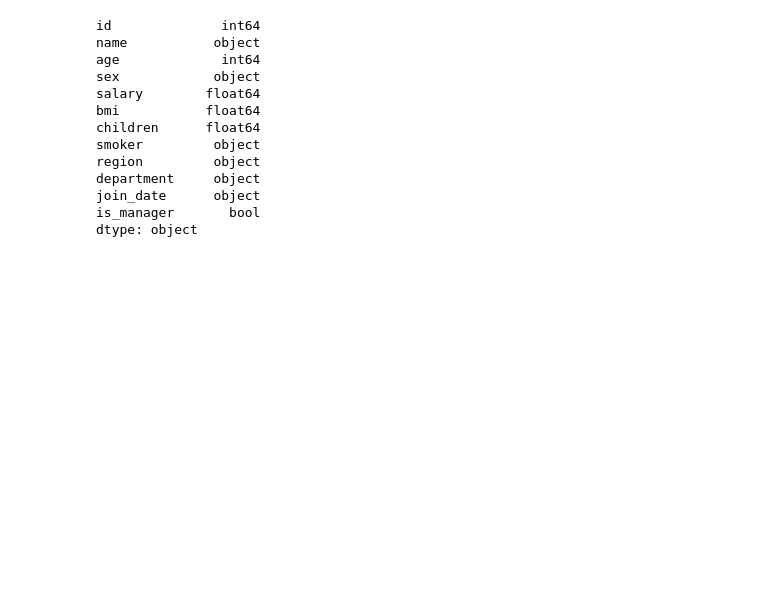
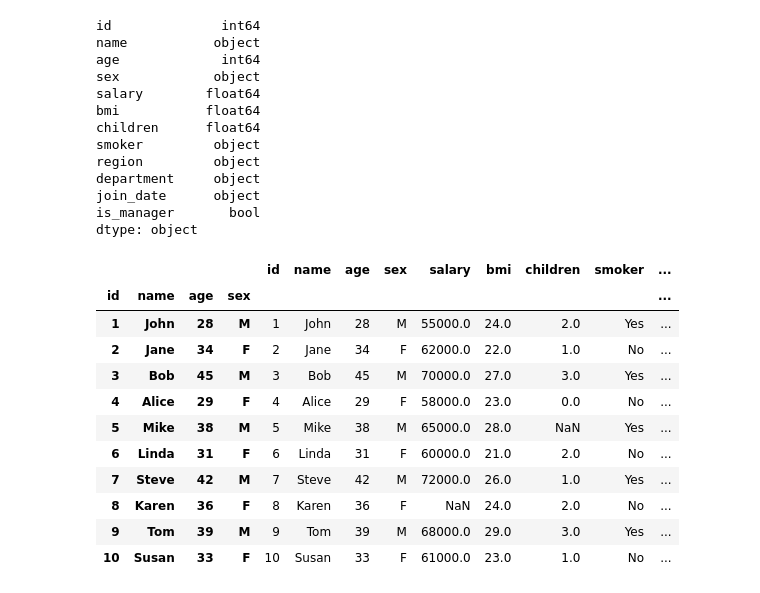
Before and after one commit to Md-Maruf-1727/LearningPractices, a Jupyter notebook: Pandas/Pandas5.ipynb, the cells around one changed output. Cells and saved outputs as stored; diff of their text form; code cells hidden in the pictures; blank space fills up the shorter version.

```diff
--- a/Pandas/Pandas5.ipynb
+++ b/Pandas/Pandas5.ipynb
@@ -1064,3 +1066,19 @@ department     object
 join_date      object
 is_manager       bool
 dtype: object
+# %%
+#df.set_index('col', inplace=True) column কে index হিসেবে সেট করে
+main_data4.set_index(['id','name', 'age', 'sex'], drop=False)
+# %% [output]
+|  |  |  |  | id | name | age | sex | salary | bmi | children | smoker | ... |
+| id | name | age | sex |  |  |  |  |  |  |  |  | ... |
+| 1 | John | 28 | M | 1 | John | 28 | M | 55000.0 | 24.0 | 2.0 | Yes | ... |
+| 2 | Jane | 34 | F | 2 | Jane | 34 | F | 62000.0 | 22.0 | 1.0 | No | ... |
+| 3 | Bob | 45 | M | 3 | Bob | 45 | M | 70000.0 | 27.0 | 3.0 | Yes | ... |
+| 4 | Alice | 29 | F | 4 | Alice | 29 | F | 58000.0 | 23.0 | 0.0 | No | ... |
+| 5 | Mike | 38 | M | 5 | Mike | 38 | M | 65000.0 | 28.0 | NaN | Yes | ... |
+| 6 | Linda | 31 | F | 6 | Linda | 31 | F | 60000.0 | 21.0 | 2.0 | No | ... |
+| 7 | Steve | 42 | M | 7 | Steve | 42 | M | 72000.0 | 26.0 | 1.0 | Yes | ... |
+| 8 | Karen | 36 | F | 8 | Karen | 36 | F | NaN | 24.0 | 2.0 | No | ... |
+| 9 | Tom | 39 | M | 9 | Tom | 39 | M | 68000.0 | 29.0 | 3.0 | Yes | ... |
+| 10 | Susan | 33 | F | 10 | Susan | 33 | F | 61000.0 | 23.0 | 1.0 | No | ... |
```
Also changed, not shown: parts of 23 cells of this notebook.
